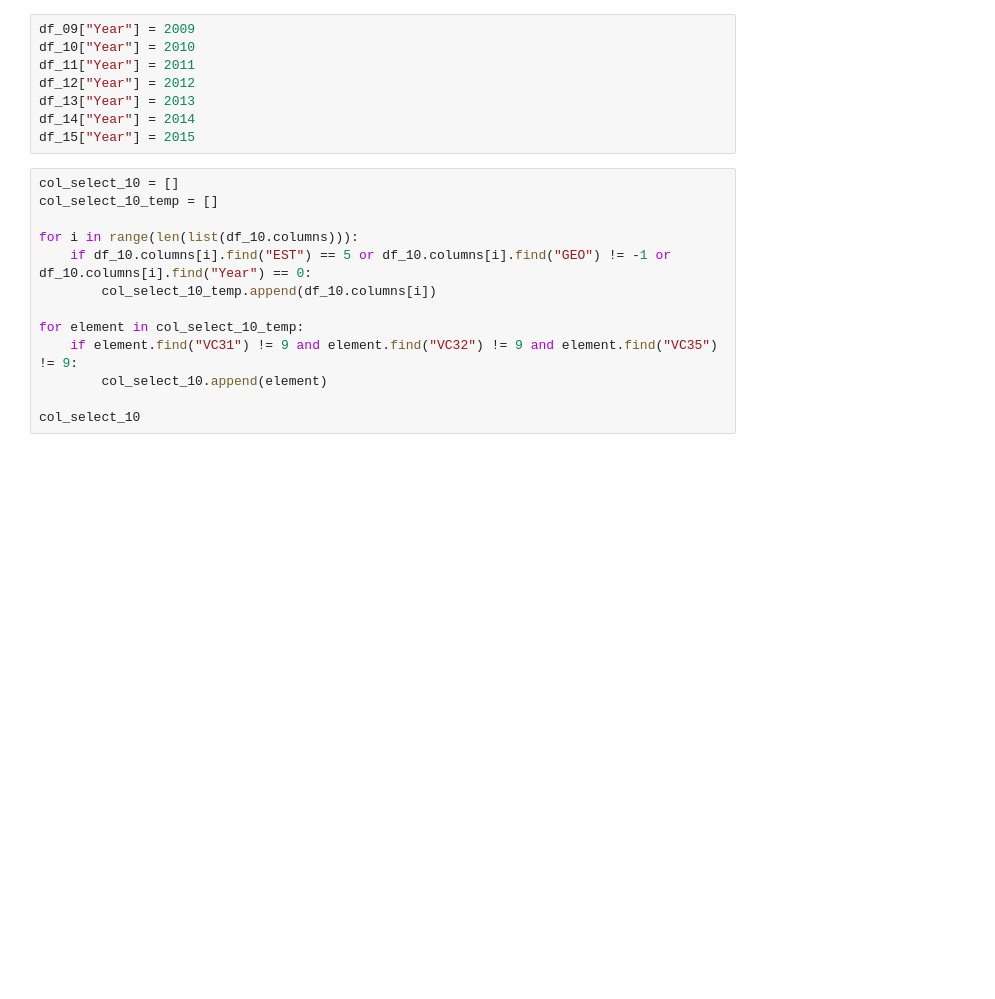
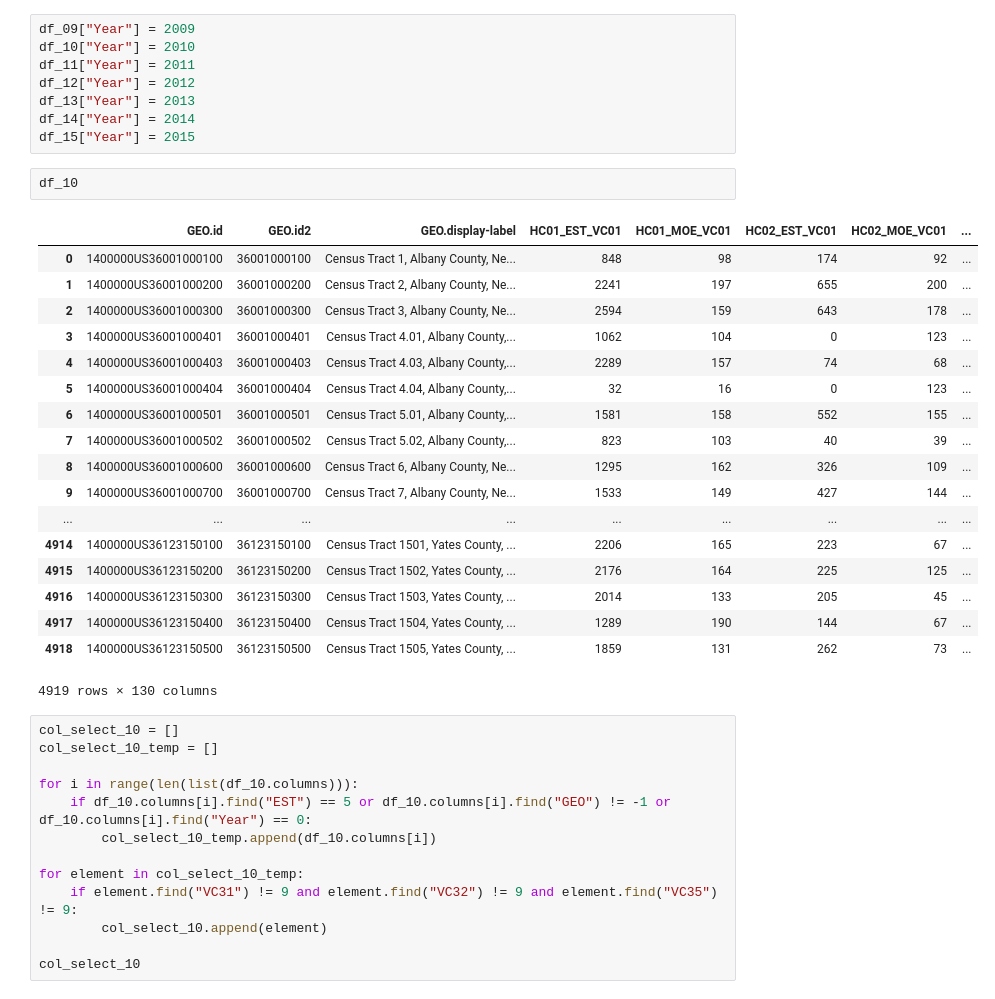
Before and after one commit to connorchency/USI_SNAP_Project, a Jupyter notebook: Data Cleaning.ipynb, the cells around one changed output. Saved outputs shown, nothing was run; the diff lists cells and outputs as text; blank space fills up the shorter version.

```diff
--- a/Data Cleaning.ipynb
+++ b/Data Cleaning.ipynb
@@ -20,6 +20,27 @@ df_12["Year"] = 2012
 df_13["Year"] = 2013
 df_14["Year"] = 2014
 df_15["Year"] = 2015
+# %%
+df_10
+# %% [output]
+|  | GEO.id | GEO.id2 | GEO.display-label | HC01_EST_VC01 | HC01_MOE_VC01 | HC02_EST_VC01 | HC02_MOE_VC01 | ... |
+| 0 | 1400000US36001000100 | 36001000100 | Census Tract 1, Albany County, Ne... | 848 | 98 | 174 | 92 | ... |
+| 1 | 1400000US36001000200 | 36001000200 | Census Tract 2, Albany County, Ne... | 2241 | 197 | 655 | 200 | ... |
+| 2 | 1400000US36001000300 | 36001000300 | Census Tract 3, Albany County, Ne... | 2594 | 159 | 643 | 178 | ... |
+| 3 | 1400000US36001000401 | 36001000401 | Census Tract 4.01, Albany County,... | 1062 | 104 | 0 | 123 | ... |
+| 4 | 1400000US36001000403 | 36001000403 | Census Tract 4.03, Albany County,... | 2289 | 157 | 74 | 68 | ... |
+| 5 | 1400000US36001000404 | 36001000404 | Census Tract 4.04, Albany County,... | 32 | 16 | 0 | 123 | ... |
+| 6 | 1400000US36001000501 | 36001000501 | Census Tract 5.01, Albany County,... | 1581 | 158 | 552 | 155 | ... |
+| 7 | 1400000US36001000502 | 36001000502 | Census Tract 5.02, Albany County,... | 823 | 103 | 40 | 39 | ... |
+| 8 | 1400000US36001000600 | 36001000600 | Census Tract 6, Albany County, Ne... | 1295 | 162 | 326 | 109 | ... |
+| 9 | 1400000US36001000700 | 36001000700 | Census Tract 7, Albany County, Ne... | 1533 | 149 | 427 | 144 | ... |
+| ... | ... | ... | ... | ... | ... | ... | ... | ... |
+| 4914 | 1400000US36123150100 | 36123150100 | Census Tract 1501, Yates County, ... | 2206 | 165 | 223 | 67 | ... |
+| 4915 | 1400000US36123150200 | 36123150200 | Census Tract 1502, Yates County, ... | 2176 | 164 | 225 | 125 | ... |
+| 4916 | 1400000US36123150300 | 36123150300 | Census Tract 1503, Yates County, ... | 2014 | 133 | 205 | 45 | ... |
+| 4917 | 1400000US36123150400 | 36123150400 | Census Tract 1504, Yates County, ... | 1289 | 190 | 144 | 67 | ... |
+| 4918 | 1400000US36123150500 | 36123150500 | Census Tract 1505, Yates County, ... | 1859 | 131 | 262 | 73 | ... |
+4919 rows × 130 columns
 # %%
 col_select_10 = []
 col_select_10_temp = []
```
Also changed, not shown: parts of 2 cells of this notebook, 2 other files.
